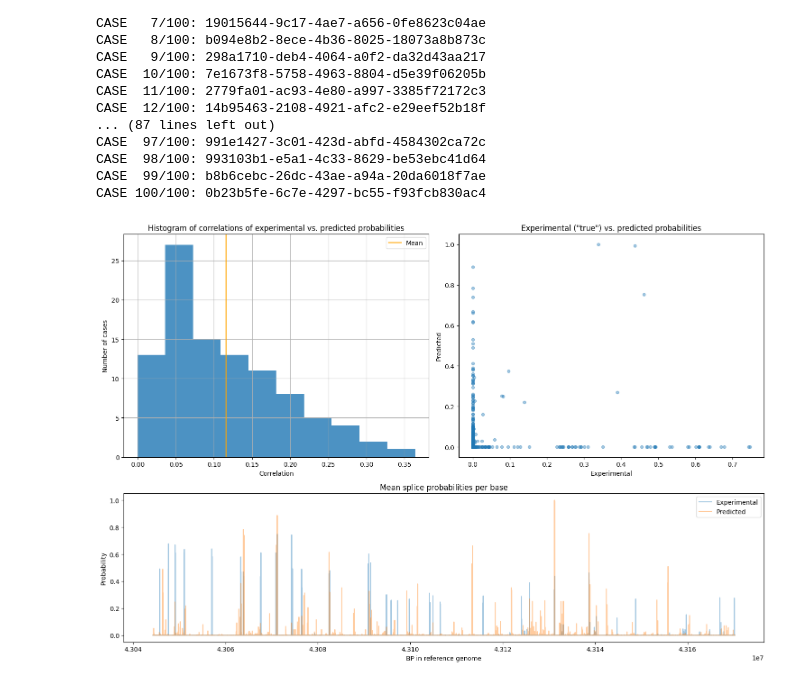
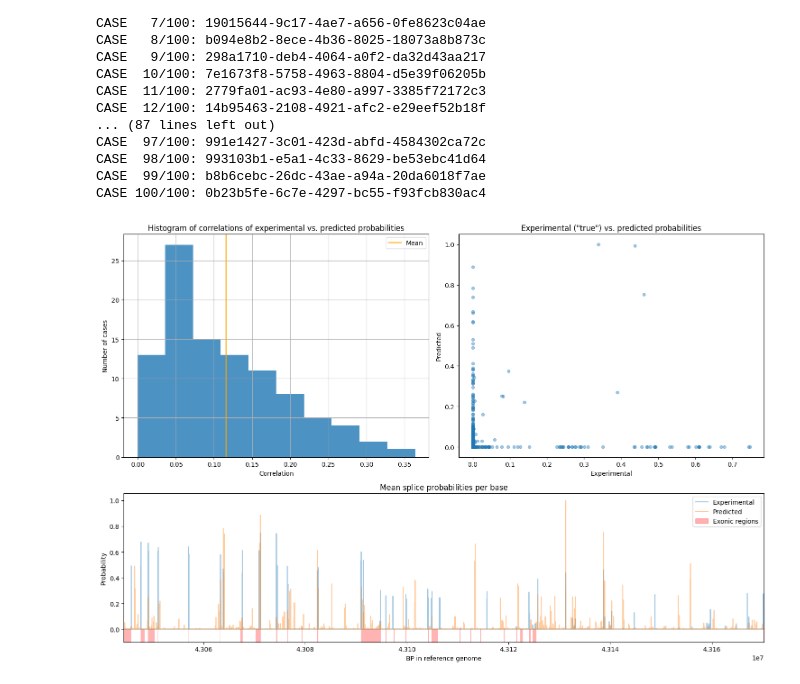
Before and after one commit to jannis-baum/hpi-hoai, a Jupyter notebook: evaluation.ipynb, the cells around one changed output. Saved outputs shown, nothing was run; the diff lists cells and outputs as text; code cells hidden in the pictures.

Commit message:
feat: plot exonic regions

```diff
--- a/evaluation.ipynb
+++ b/evaluation.ipynb
@@ -182,29 +184,46 @@ results_mean.index = results.iloc[0].index
 # %%
 fig = plt.figure(figsize=(15, 10))
 gs = fig.add_gridspec(2,2, height_ratios=[3, 2])
 
+# Correlations histogram
 ax1 = fig.add_subplot(gs[0, 0])
 correlations.hist(ax=ax1, alpha=0.8)
 ax1.set_title('Histogram of correlations of experimental vs. predicted probabilities')
 ax1.set_xlabel('Correlation')
 ax1.set_ylabel('Number of cases')
 ax1.axvline(x=correlations.mean(), color='orange')
 ax1.legend(labels=['Mean'])
 
+# Scatter plot
 ax2 = fig.add_subplot(gs[0, 1])
 results_mean.plot.scatter('true', 'predicted', ax=ax2, alpha=0.4)
 ax2.set_title('Experimental ("true") vs. predicted probabilities')
 ax2.set_xlabel('Experimental')
 ax2.set_ylabel('Predicted')
 
+# Per-base probabilities
 ax3 = fig.add_subplot(gs[1, :])
 results_mean[['true', 'predicted']].plot(ax=ax3, alpha=0.4)
 ax3.set_title('Mean splice probabilities per base')
 ax3.set_ylabel('Probability')
 ax3.set_xlabel('BP in reference genome')
-ax3.legend(labels=['Experimental', 'Predicted'])
+
+# Exonic regions
+brca1_exons = [ensembl.exon_by_id(exon) for exon in ensembl.exon_ids_of_gene_name('BRCA1')]
+exonic_regions = pd.Series().reindex(range(brca1.start, brca1.end + 1), fill_value=0)
+for exon in brca1_exons:
+    exonic_regions.loc[exon.start:exon.end] = 1
+ax3.pcolorfast(
+    (exonic_regions.index[0], exonic_regions.index[-1]), (-0.1, 0),
+    exonic_regions.values[np.newaxis].astype(float),
+    alpha=0.3, cmap=mcolors.ListedColormap(['white', 'red'])
+)
+ax3.legend(
+    handles=ax3.get_legend_handles_labels()[0] + [mpatches.Patch(color='red', alpha=0.3, label='Exonic regions')],
+    labels=['Experimental', 'Predicted', 'Exonic regions']
+)
 
 plt.tight_layout()
 plt.show()
 # %% [output]
-[figure, old version]
+[figure, new version]
```
Also changed, not shown: parts of 1 cell of this notebook.
